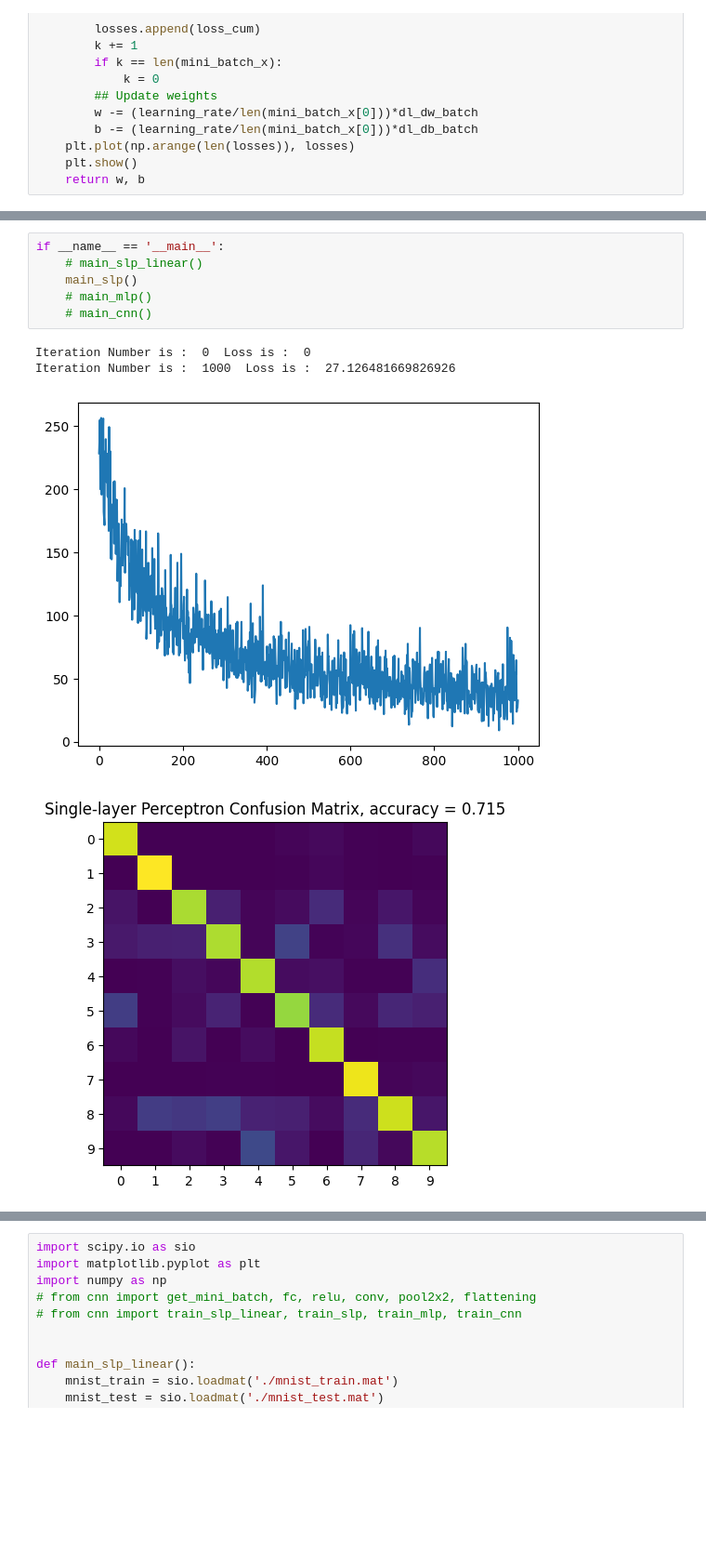
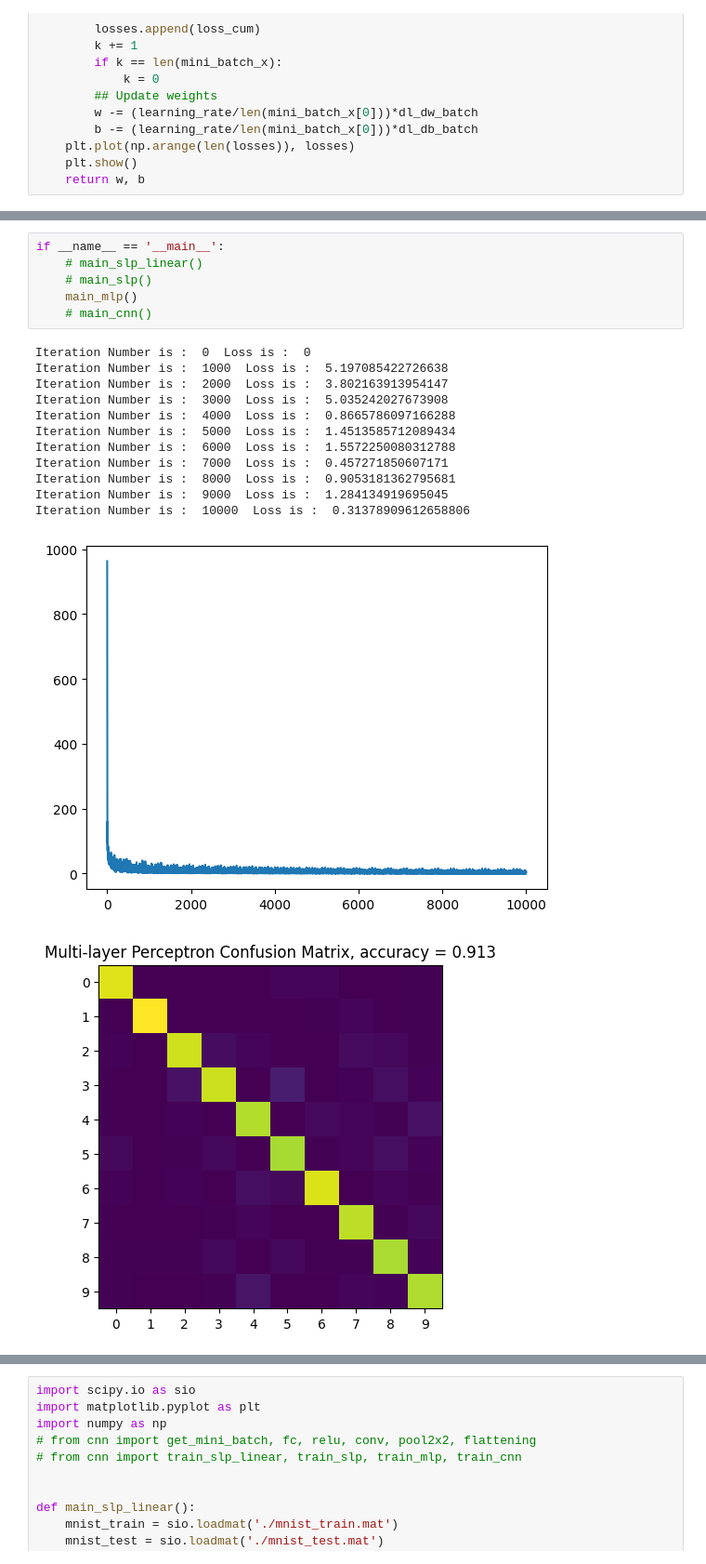
Before and after one commit to mohitydv09/computer_vision, a Jupyter notebook: hw4/cnn.ipynb, the cells around one changed output, grey strips where cells are left out. Shown at 93% size. Cells and saved outputs as stored; diff of their text form; blank space fills up the shorter version.

```diff
--- a/hw4/cnn.ipynb
+++ b/hw4/cnn.ipynb
@@ -216,11 +393,20 @@ def train_slp(mini_batch_x, mini_batch_y):
 # %%
 if __name__ == '__main__':
     # main_slp_linear()
-    main_slp()
-    # main_mlp()
+    # main_slp()
+    main_mlp()
     # main_cnn()
 # %% [output]
 Iteration Number is :  0  Loss is :  0
-Iteration Number is :  1000  Loss is :  27.126481669826926
+Iteration Number is :  1000  Loss is :  5.197085422726638
+Iteration Number is :  2000  Loss is :  3.802163913954147
+Iteration Number is :  3000  Loss is :  5.035242027673908
+Iteration Number is :  4000  Loss is :  0.8665786097166288
+Iteration Number is :  5000  Loss is :  1.4513585712089434
+Iteration Number is :  6000  Loss is :  1.5572250080312788
+Iteration Number is :  7000  Loss is :  0.457271850607171
+Iteration Number is :  8000  Loss is :  0.9053181362795681
+Iteration Number is :  9000  Loss is :  1.284134919695045
+Iteration Number is :  10000  Loss is :  0.31378909612658806
-[figure, old version]
+[figure, new version]
-[figure, old version]
+[figure, new version]
```
Also changed, not shown: parts of 19 cells of this notebook, 2 other files.
